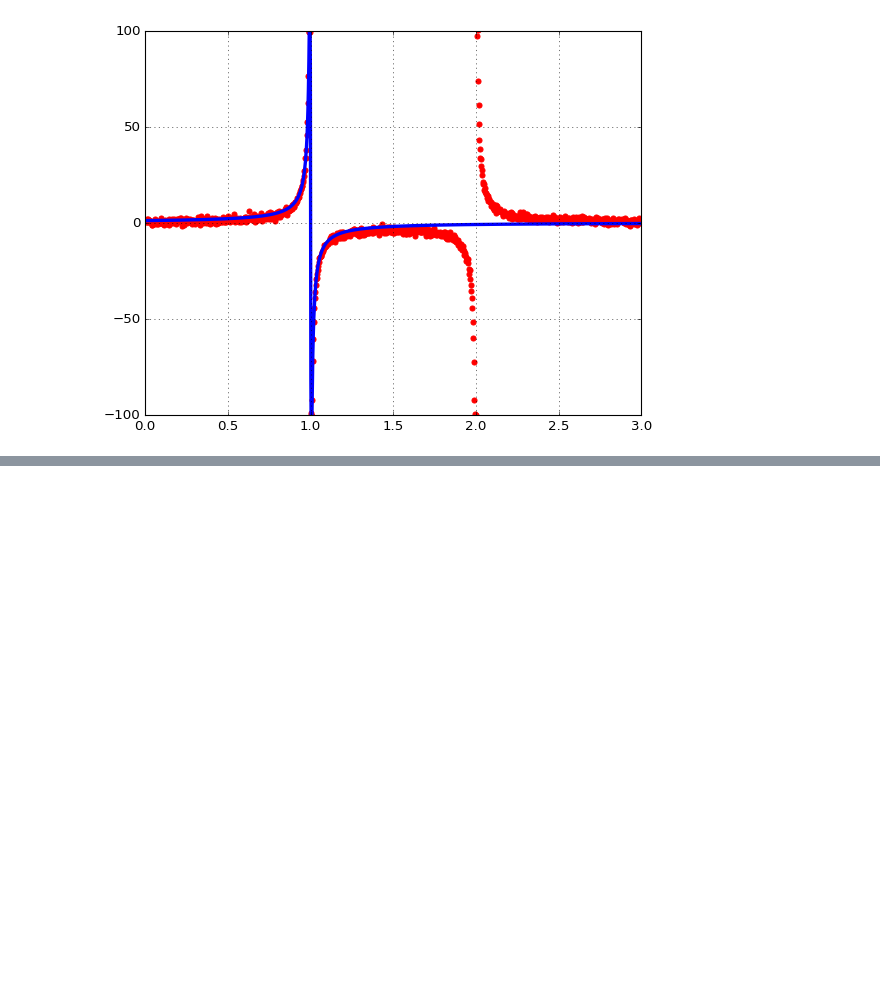
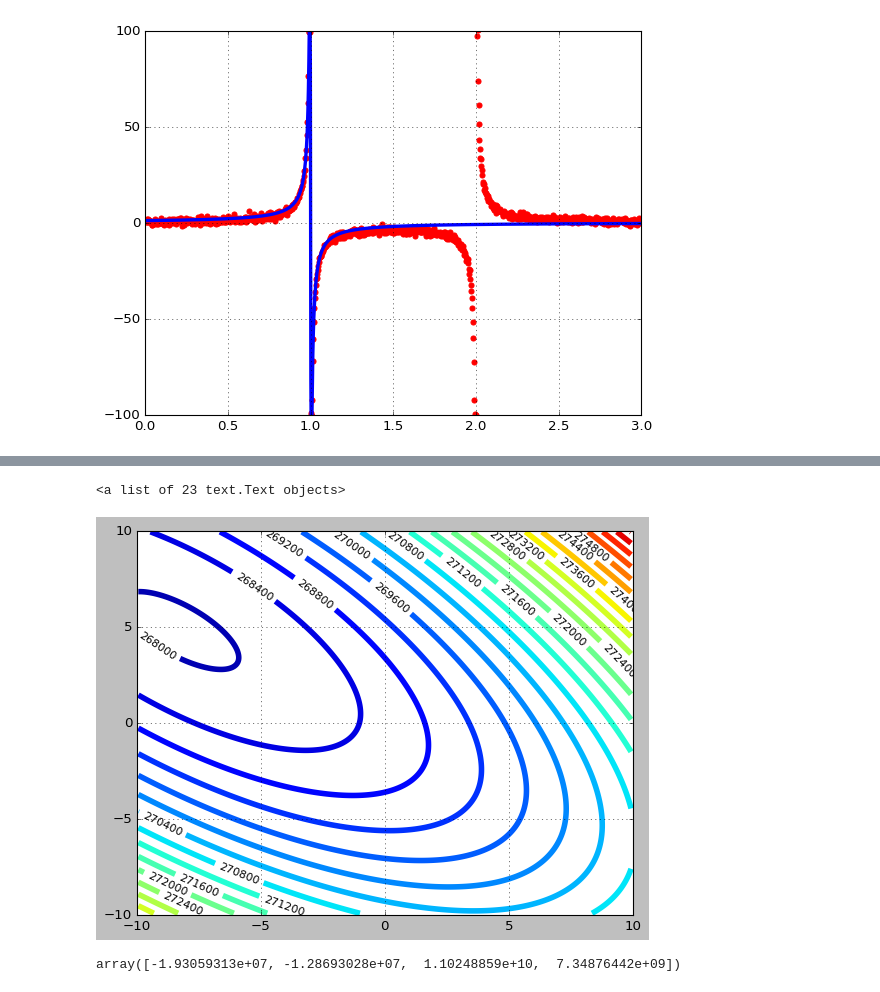
Before and after one commit to dmitry-grigorev/AlgoAnalysisDevelopment, a Jupyter notebook: Task4/task4notebook.ipynb, the cells around one changed output, grey strips where cells are left out. Drawn from its saved outputs; the diff is of its cells as text; code cells hidden in the pictures; blank space fills up the shorter version.

```diff
--- a/Task4/task4notebook.ipynb
+++ b/Task4/task4notebook.ipynb
@@ -91,14 +128,17 @@ plt.ylim((-100, 100))
 # %%
-xlist = np.linspace(-4, 4, 301)
-ylist = np.linspace(-4, 4, 301)
+xlist = np.linspace(-10, 10, 301)
+ylist = np.linspace(-10, 10, 301)
 X, Y = np.meshgrid(xlist, ylist)
 # %%
-Z = np.array([[cost_function(x, y, -2.0208, 1.055) for x in xlist] for y in ylist])
+Z = np.array([[cost_function(x,  y,  3.66609284,  2.72640687) for x in xlist] for y in ylist])
 cp = plt.contour(X, Y, Z, levels = 25, linewidths = 5)
 #cp.axes.set_xticks(np.arange(0, 1, 0.05))
 #cp.axes.set_yticks(np.arange(0, 1, 0.05))
 cp.axes.grid(True)
 plt.clabel(cp, inline=True,
           fontsize=10, colors = "black")
+# %% [output]
+<a list of 23 text.Text objects>
+[figure, added]
 # %%
 import autograd as ag
@@ -105,3 +170,7 @@ import autograd as ag
+# %%
+cost_function_grad([0,  -2, -3,  2])
+# %% [output]
+array([-1.93059313e+07, -1.28693028e+07,  1.10248859e+10,  7.34876442e+09])
 # %%
 grad = ag.grad(cost_function_v)
 # %%
```
Also changed, not shown: parts of 24 cells of this notebook, 3 other files.
